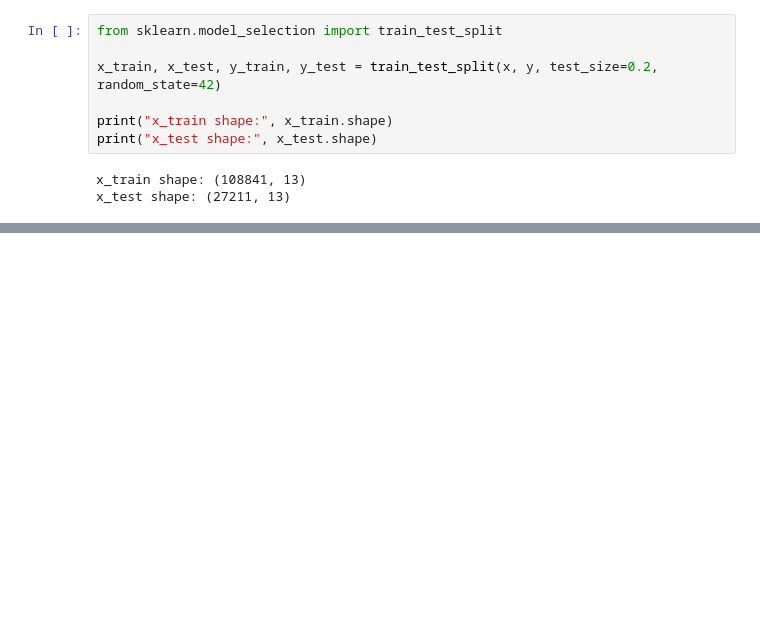
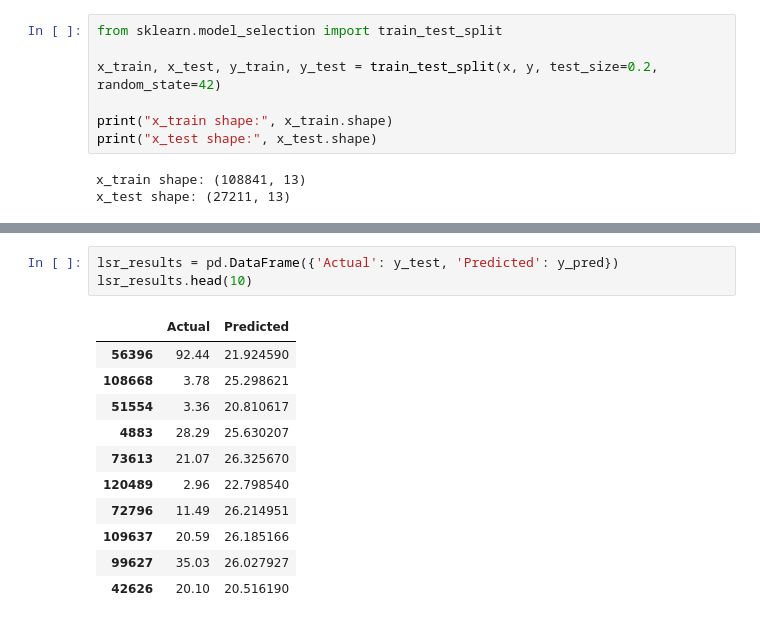
Before and after one commit to Tarun0114/stress-affect-regression, a Jupyter notebook: code.ipynb, the cells around one changed output, grey strips where cells are left out. Drawn from its saved outputs; the diff is of its cells as text; blank space fills up the shorter version.

```diff
--- a/code.ipynb
+++ b/code.ipynb
@@ -262,0 +335,15 @@ x_test shape: (27211, 13)
+# %%
+lsr_results = pd.DataFrame({'Actual': y_test, 'Predicted': y_pred})
+lsr_results.head(10)
+# %% [output]
+|  | Actual | Predicted |
+| 56396 | 92.44 | 21.924590 |
+| 108668 | 3.78 | 25.298621 |
+| 51554 | 3.36 | 20.810617 |
+| 4883 | 28.29 | 25.630207 |
+| 73613 | 21.07 | 26.325670 |
+| 120489 | 2.96 | 22.798540 |
+| 72796 | 11.49 | 26.214951 |
+| 109637 | 20.59 | 26.185166 |
+| 99627 | 35.03 | 26.027927 |
+| 42626 | 20.10 | 20.516190 |
```
Also changed, not shown: parts of 7 cells of this notebook.
